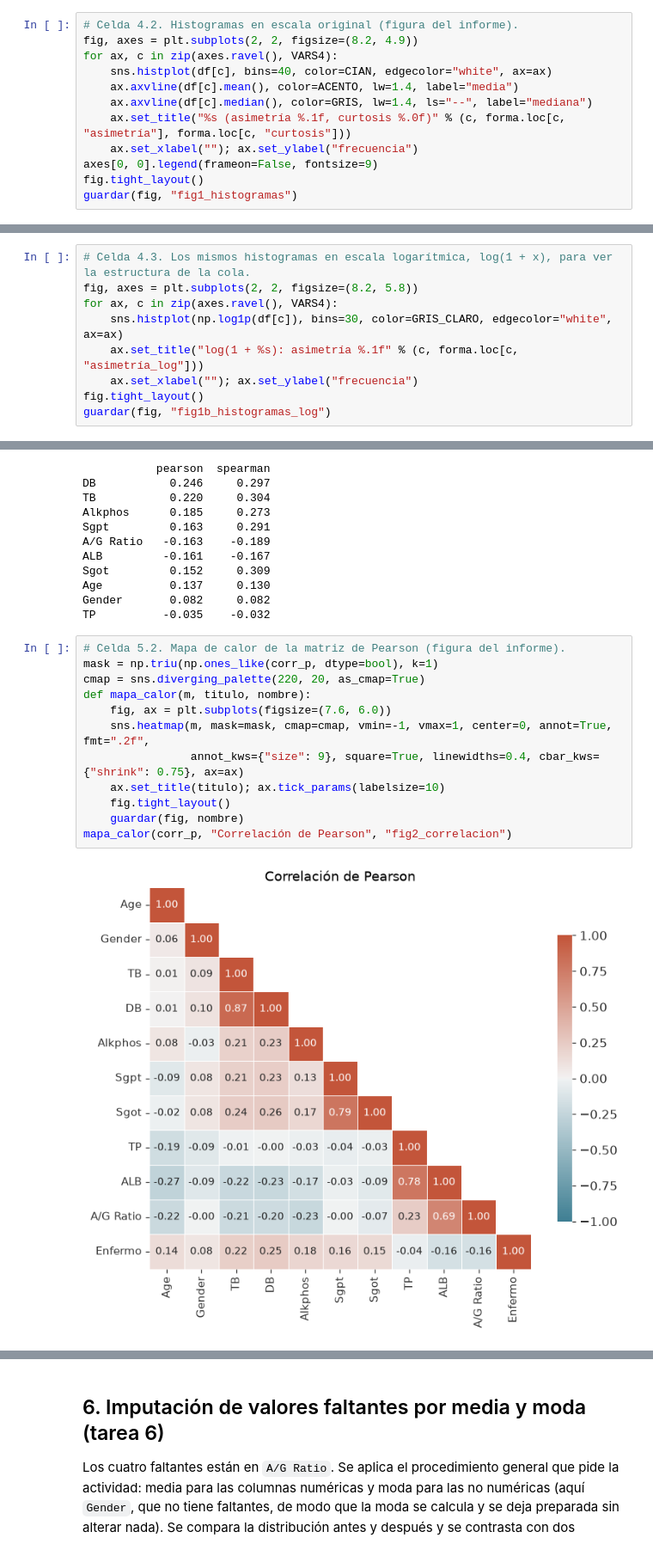
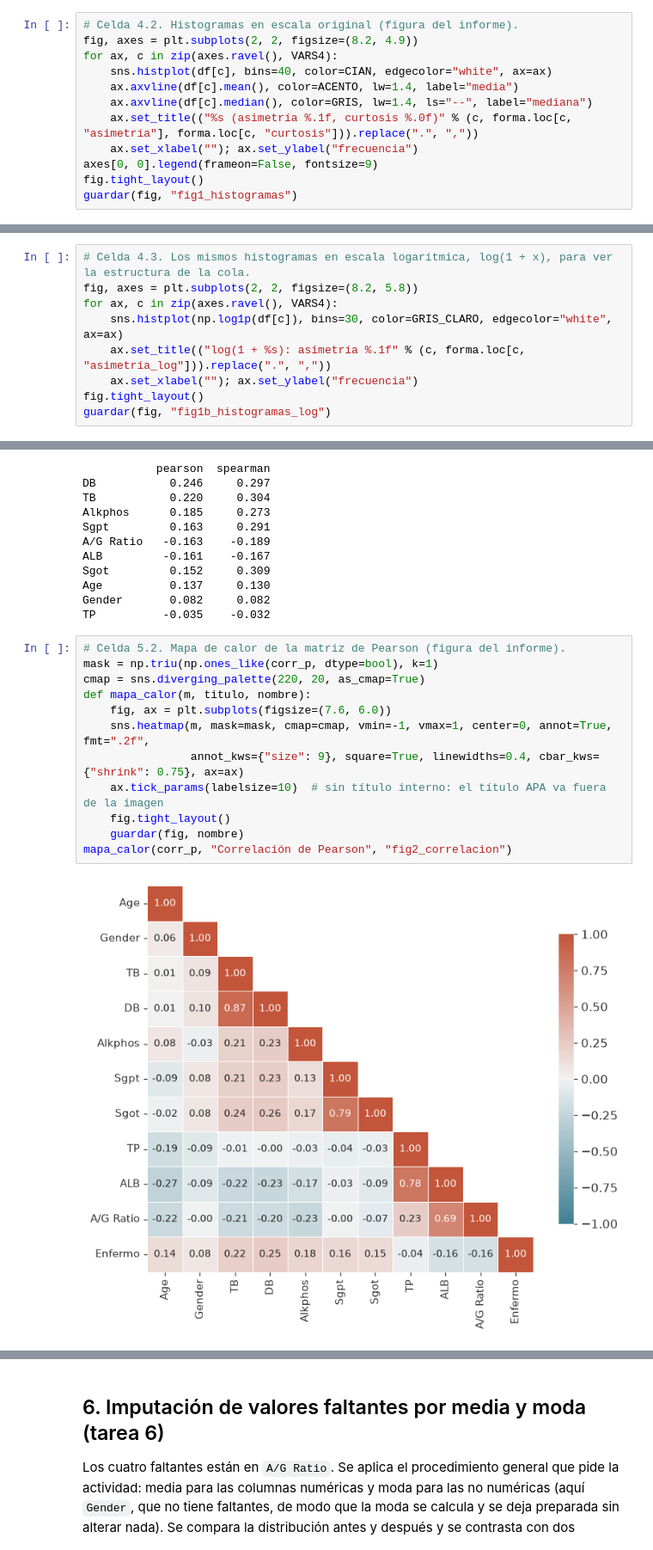
Before and after one commit to amenesesy/actividad-cd-liver, a Jupyter notebook: CD_Actividad1_Liver.ipynb, the cells around one changed output, grey strips where cells are left out. Shown at 86% size. Drawn from its saved outputs; the diff is of its cells as text.

```diff
--- a/CD_Actividad1_Liver.ipynb
+++ b/CD_Actividad1_Liver.ipynb
@@ -452,7 +452,7 @@ for ax, c in zip(axes.ravel(), VARS4):
     sns.histplot(df[c], bins=40, color=CIAN, edgecolor="white", ax=ax)
     ax.axvline(df[c].mean(), color=ACENTO, lw=1.4, label="media")
     ax.axvline(df[c].median(), color=GRIS, lw=1.4, ls="--", label="mediana")
-    ax.set_title("%s (asimetría %.1f, curtosis %.0f)" % (c, forma.loc[c, "asimetría"], forma.loc[c, "curtosis"]))
+    ax.set_title(("%s (asimetría %.1f, curtosis %.0f)" % (c, forma.loc[c, "asimetría"], forma.loc[c, "curtosis"])).replace(".", ","))
     ax.set_xlabel(""); ax.set_ylabel("frecuencia")
 axes[0, 0].legend(frameon=False, fontsize=9)
 fig.tight_layout()
@@ -464,7 +464,7 @@ guardar(fig, "fig1_histogramas")
 fig, axes = plt.subplots(2, 2, figsize=(8.2, 5.8))
 for ax, c in zip(axes.ravel(), VARS4):
     sns.histplot(np.log1p(df[c]), bins=30, color=GRIS_CLARO, edgecolor="white", ax=ax)
-    ax.set_title("log(1 + %s): asimetría %.1f" % (c, forma.loc[c, "asimetría_log"]))
+    ax.set_title(("log(1 + %s): asimetría %.1f" % (c, forma.loc[c, "asimetría_log"])).replace(".", ","))
     ax.set_xlabel(""); ax.set_ylabel("frecuencia")
 fig.tight_layout()
 guardar(fig, "fig1b_histogramas_log")
@@ -533,17 +533,17 @@ TP          -0.035    -0.032
 # %%
 # Celda 5.2. Mapa de calor de la matriz de Pearson (figura del informe).
 mask = np.triu(np.ones_like(corr_p, dtype=bool), k=1)
 cmap = sns.diverging_palette(220, 20, as_cmap=True)
 def mapa_calor(m, titulo, nombre):
     fig, ax = plt.subplots(figsize=(7.6, 6.0))
     sns.heatmap(m, mask=mask, cmap=cmap, vmin=-1, vmax=1, center=0, annot=True, fmt=".2f",
                 annot_kws={"size": 9}, square=True, linewidths=0.4, cbar_kws={"shrink": 0.75}, ax=ax)
-    ax.set_title(titulo); ax.tick_params(labelsize=10)
+    ax.tick_params(labelsize=10)  # sin título interno: el título APA va fuera de la imagen
     fig.tight_layout()
     guardar(fig, nombre)
 mapa_calor(corr_p, "Correlación de Pearson", "fig2_correlacion")
 # %% [output]
-[figure, old version]
+[figure, new version]
 # %%
 # Celda 5.3. Mapa de calor de la matriz de Spearman, robusta a los valores extremos.
 mapa_calor(corr_s, "Correlación de Spearman", "fig2b_correlacion_spearman")
```
Also changed, not shown: parts of 1 cell of this notebook, 9 other files.
